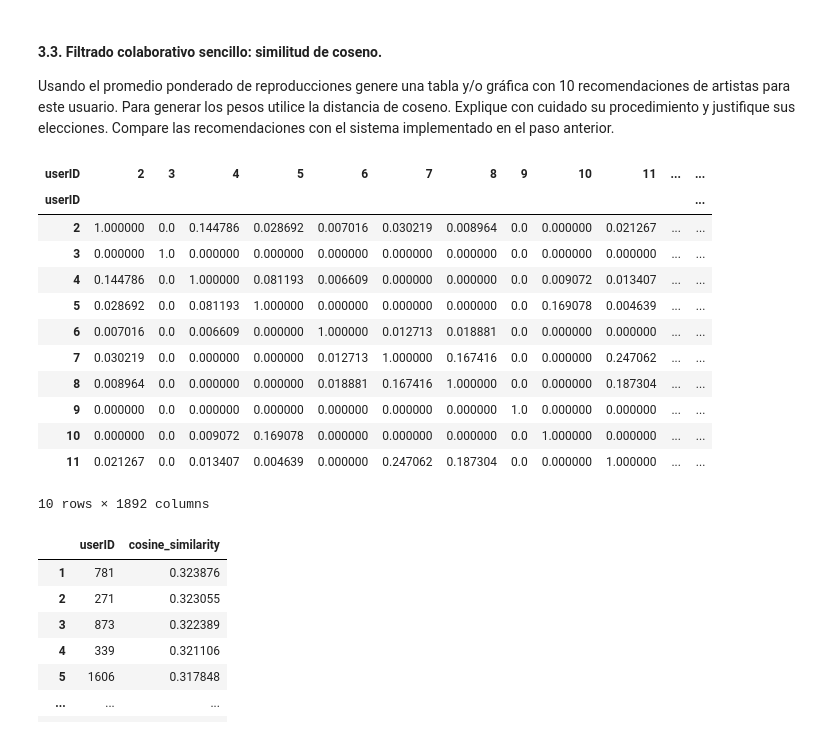
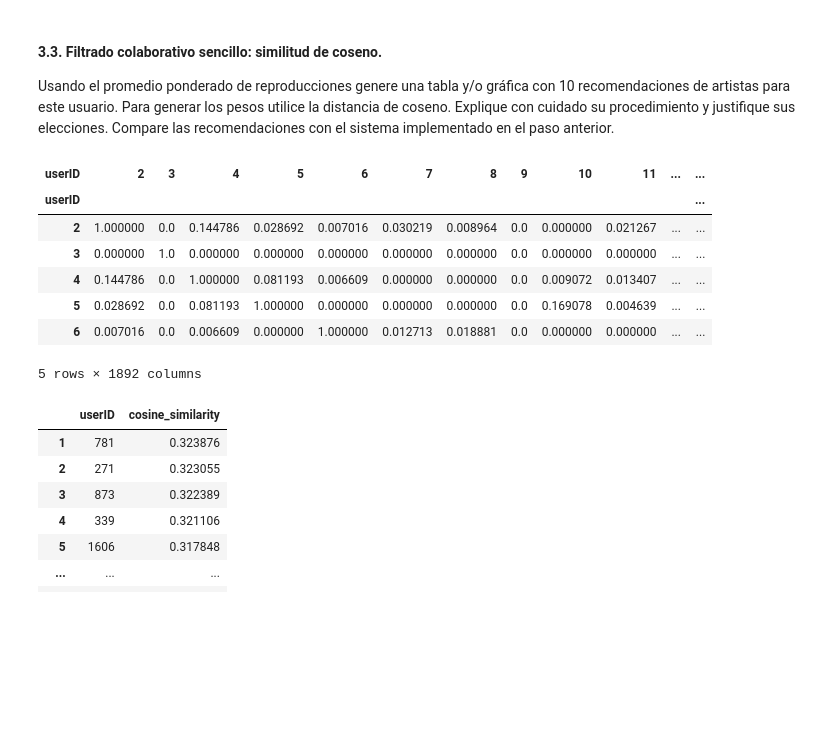
Before and after one commit to dayroncj/Unsupervised, a Jupyter notebook: S5_LC_Taller_Colab.ipynb, the cells around one changed output. Cells and saved outputs as stored; diff of their text form; code cells hidden in the pictures; blank space fills up the shorter version.

```diff
--- a/S5_LC_Taller_Colab.ipynb
+++ b/S5_LC_Taller_Colab.ipynb
@@ -268,34 +268,29 @@ Usando el promedio ponderado de reproducciones genere una tabla y/o gráfica  co
 # %%
 # Utilice este espacio para escribir el código.
 
 # Para aplicar la similitud de coseno bajo este escenario de filtrado colaborativo requiere que manejemos las preferencias musicales de los usuarios como vectores.
 # Primero, agregamos un nueva columna al dataframe inicial con el valor del promedio ponderado
 users_artists['ponderado'] = users_artists['nro_reproducciones'] / total_reproductions
 
 # Para facilitar el manejo de los datos como vectores creamos una matriz de promedios ponderados en la que las filas representan a los 1.892 usuarios y las columnas a los 17.632 artistas
 users_artists_matrix = users_artists.pivot_table(values='ponderado', index='userID', columns='artistID')
 
 # Creamos una nueva matriz para la que establecemos un promedio ponderado de 0 aquellas combinaciones usuario-artista que no tienen un valor asignado (NaN)
 users_artists_matrix_dummy = users_artists_matrix.copy().fillna(0)
 
 #Calculamos la similitud de coseno
 cosine_sim = cosine_similarity(users_artists_matrix_dummy, users_artists_matrix_dummy)
 cosine_sim = pd.DataFrame(cosine_sim, index=users_artists_matrix_dummy.index, columns=users_artists_matrix_dummy.index)
-cosine_sim.head(10)
+cosine_sim.head()
 # %% [output]
 | userID | 2 | 3 | 4 | 5 | 6 | 7 | 8 | 9 | 10 | 11 | ... | ... |
 | userID |  |  |  |  |  |  |  |  |  |  |  | ... |
 | 2 | 1.000000 | 0.0 | 0.144786 | 0.028692 | 0.007016 | 0.030219 | 0.008964 | 0.0 | 0.000000 | 0.021267 | ... | ... |
 | 3 | 0.000000 | 1.0 | 0.000000 | 0.000000 | 0.000000 | 0.000000 | 0.000000 | 0.0 | 0.000000 | 0.000000 | ... | ... |
 | 4 | 0.144786 | 0.0 | 1.000000 | 0.081193 | 0.006609 | 0.000000 | 0.000000 | 0.0 | 0.009072 | 0.013407 | ... | ... |
 | 5 | 0.028692 | 0.0 | 0.081193 | 1.000000 | 0.000000 | 0.000000 | 0.000000 | 0.0 | 0.169078 | 0.004639 | ... | ... |
 | 6 | 0.007016 | 0.0 | 0.006609 | 0.000000 | 1.000000 | 0.012713 | 0.018881 | 0.0 | 0.000000 | 0.000000 | ... | ... |
-| 7 | 0.030219 | 0.0 | 0.000000 | 0.000000 | 0.012713 | 1.000000 | 0.167416 | 0.0 | 0.000000 | 0.247062 | ... | ... |
-| 8 | 0.008964 | 0.0 | 0.000000 | 0.000000 | 0.018881 | 0.167416 | 1.000000 | 0.0 | 0.000000 | 0.187304 | ... | ... |
-| 9 | 0.000000 | 0.0 | 0.000000 | 0.000000 | 0.000000 | 0.000000 | 0.000000 | 1.0 | 0.000000 | 0.000000 | ... | ... |
-| 10 | 0.000000 | 0.0 | 0.009072 | 0.169078 | 0.000000 | 0.000000 | 0.000000 | 0.0 | 1.000000 | 0.000000 | ... | ... |
-| 11 | 0.021267 | 0.0 | 0.013407 | 0.004639 | 0.000000 | 0.247062 | 0.187304 | 0.0 | 0.000000 | 1.000000 | ... | ... |
-10 rows × 1892 columns
+5 rows × 1892 columns
 # %%
 # Identificamos los usuarios más parecidos al usuario 8, excluyendo él mismo.
 similar_users = cosine_sim[8].sort_values(ascending=False).reset_index().rename(columns={8: 'cosine_similarity'})
```
Also changed, not shown: parts of 4 cells of this notebook.
